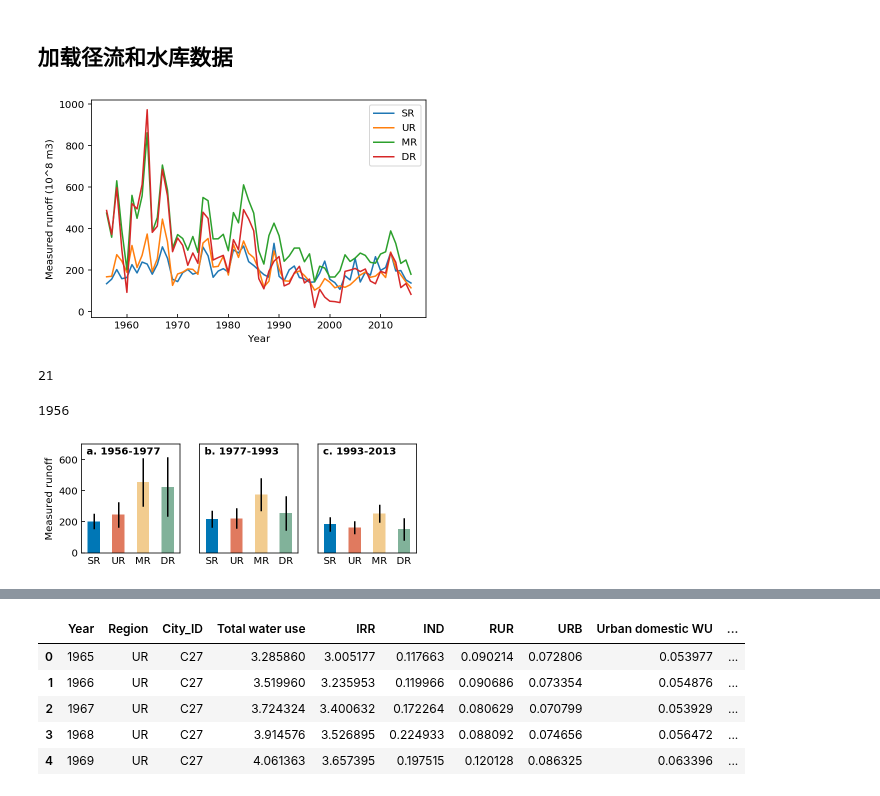
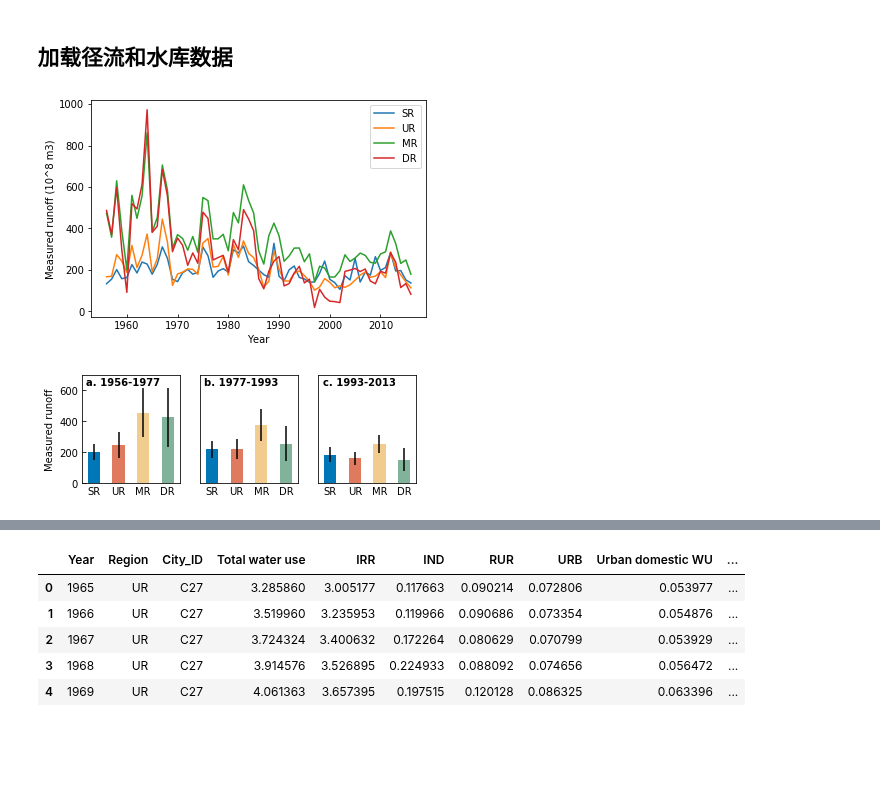
Before and after one commit to SongshGeo/Water-Governance-Regimes, a Jupyter notebook: notebooks/流域综合耦合指数终版.ipynb, the cells around one changed output, grey strips where cells are left out. Drawn from its saved outputs; the diff is of its cells as text; code cells hidden in the pictures; blank space fills up the shorter version.

```diff
--- a/notebooks/流域综合耦合指数终版.ipynb
+++ b/notebooks/流域综合耦合指数终版.ipynb
@@ -324,27 +296,20 @@ Qin, Y. et al. Flexibility and intensity of global water use. Nature Sustainabil
 # %%
 # 实测径流量
 use_cols = {
     '唐乃亥': 'SR',  # 唐乃亥控制源区
     '头道拐': 'UR',  # 头道拐控制上游
     '花园口': 'MR',  # 花园口控制中游
     '利津': 'DR'     # 利津控制下游
 }
-measured_runoff = pd.read_csv(r'data\from_station\1956-2016_runoff.csv', index_col='年份')
+measured_runoff = pd.read_csv(r'../data/hydrology/1956-2016_runoff.csv', index_col='年份')
 measured_runoff = measured_runoff.loc[:, use_cols.keys()]
 measured_runoff.rename(use_cols, axis=1, inplace=True)
 measured_runoff.plot()
 plt.ylabel("Measured runoff (10^8 m3)")
 plt.xlabel("Year")
 plt.show();
 # %% [output]
-[figure, old version]
+[figure, new version]
-# %%
-breakpoints = [1977, 1993]
-measured_runoff.index.tolist().index(1977)
-measured_runoff.index.min()
-# %% [output]
-21
-1956
 # %%
 fig, axs = plt.subplots(1, 3, figsize=(6, 2))
 endpoints = [1977, 1993, 2013]
@@ -364,9 +329,10 @@ for i, endpoint in enumerate(endpoints):
 
 axs[0].set_ylabel("Measured runoff")
 axs[0].axes.get_yaxis().set_visible(True)
-plt.savefig("figures\sf_measured_runoff.jpg", dpi=300)
+plt.savefig("../figures/supplementary_information/sf_measured_runoff.pdf", dpi=300)
+plt.savefig("../figures/supplementary_information/sf_measured_runoff.jpg", dpi=300)
 plt.show();
 # %% [output]
-[figure, old version]
+[figure, new version]
 # %%
 # 水库库容数据
```
Also changed, not shown: parts of 15 cells of this notebook, 20 other files.
